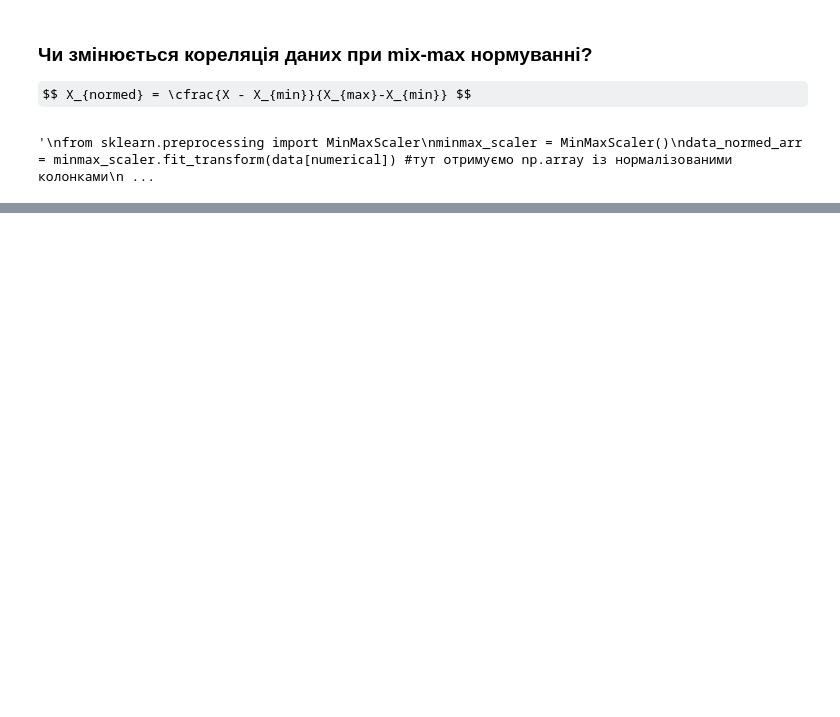
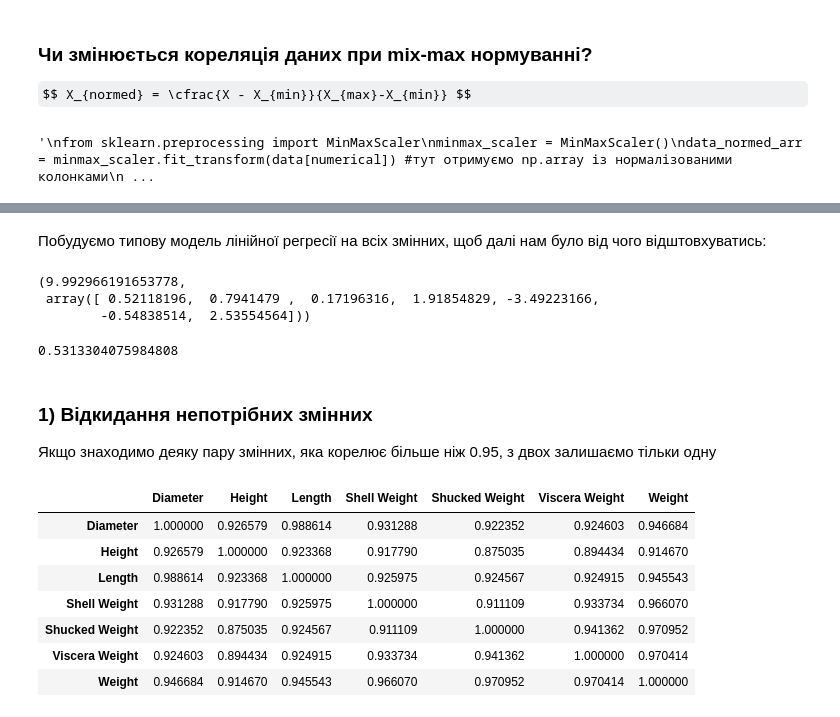
Before and after one commit to Krokha18/ml-intro-labs-2023, a Jupyter notebook: 04-multicolinearity/04-multicolinearity.ipynb, the cells around one changed output, grey strips where cells are left out. Drawn from its saved outputs; the diff is of its cells as text; code cells hidden in the pictures; some formulas as TeX source; blank space fills up the shorter version.

```diff
--- a/04-multicolinearity/04-multicolinearity.ipynb
+++ b/04-multicolinearity/04-multicolinearity.ipynb
@@ -147,0 +155,38 @@ for cat_col in categorical:
+# %% [markdown]
+Побудуємо типову модель лінійної регресії на всіх змінних, щоб далі нам було від чого відштовхуватись:
+# %%
+from sklearn.linear_model import LinearRegression
+
+key = "lr_basic"
+
+lr = LinearRegression(fit_intercept = True)
+lr.fit(X_train, y_train)
+
+y_test_pred = lr.predict(X_test)
+
+models_list[key] = lr; y_test_pred_list[key] = y_test_pred
+
+lr.intercept_, lr.coef_
+# %% [output]
+(9.992966191653778,
+ array([ 0.52118196,  0.7941479 ,  0.17196316,  1.91854829, -3.49223166,
+        -0.54838514,  2.53554564]))
+# %%
+r2_score(y_test, y_test_pred)
+# %% [output]
+0.5313304075984808
+# %% [markdown]
+### 1) Відкидання непотрібних змінних
+
+Якщо знаходимо деяку пару змінних, яка корелює більше ніж 0.95, з двох залишаємо тільки одну
+# %%
+data[numerical].corr()
+# %% [output]
+|  | Diameter | Height | Length | Shell Weight | Shucked Weight | Viscera Weight | Weight |
+| Diameter | 1.000000 | 0.926579 | 0.988614 | 0.931288 | 0.922352 | 0.924603 | 0.946684 |
+| Height | 0.926579 | 1.000000 | 0.923368 | 0.917790 | 0.875035 | 0.894434 | 0.914670 |
+| Length | 0.988614 | 0.923368 | 1.000000 | 0.925975 | 0.924567 | 0.924915 | 0.945543 |
+| Shell Weight | 0.931288 | 0.917790 | 0.925975 | 1.000000 | 0.911109 | 0.933734 | 0.966070 |
+| Shucked Weight | 0.922352 | 0.875035 | 0.924567 | 0.911109 | 1.000000 | 0.941362 | 0.970952 |
+| Viscera Weight | 0.924603 | 0.894434 | 0.924915 | 0.933734 | 0.941362 | 1.000000 | 0.970414 |
+| Weight | 0.946684 | 0.914670 | 0.945543 | 0.966070 | 0.970952 | 0.970414 | 1.000000 |
```
Also changed, not shown: parts of 14 cells of this notebook.
